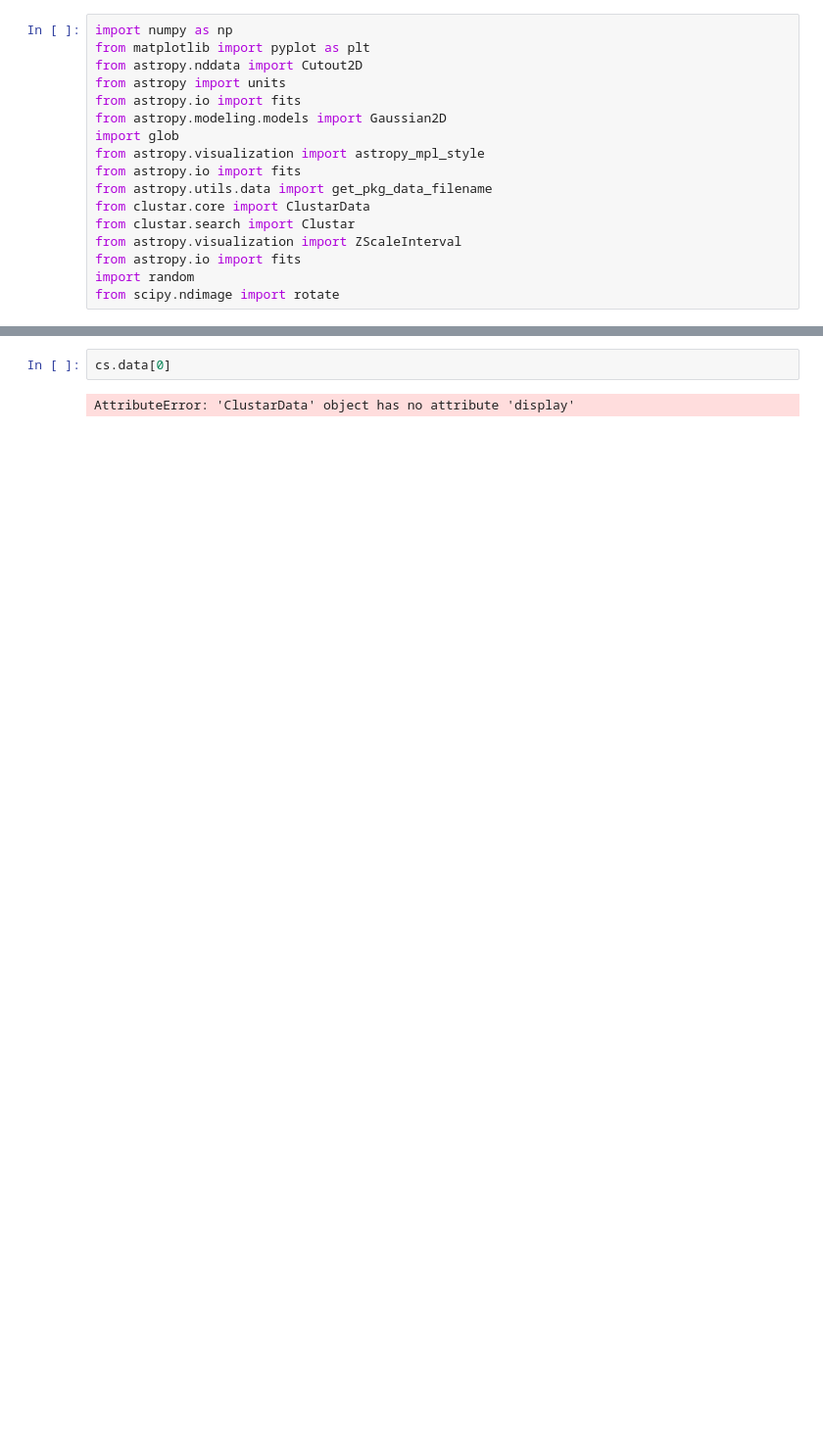
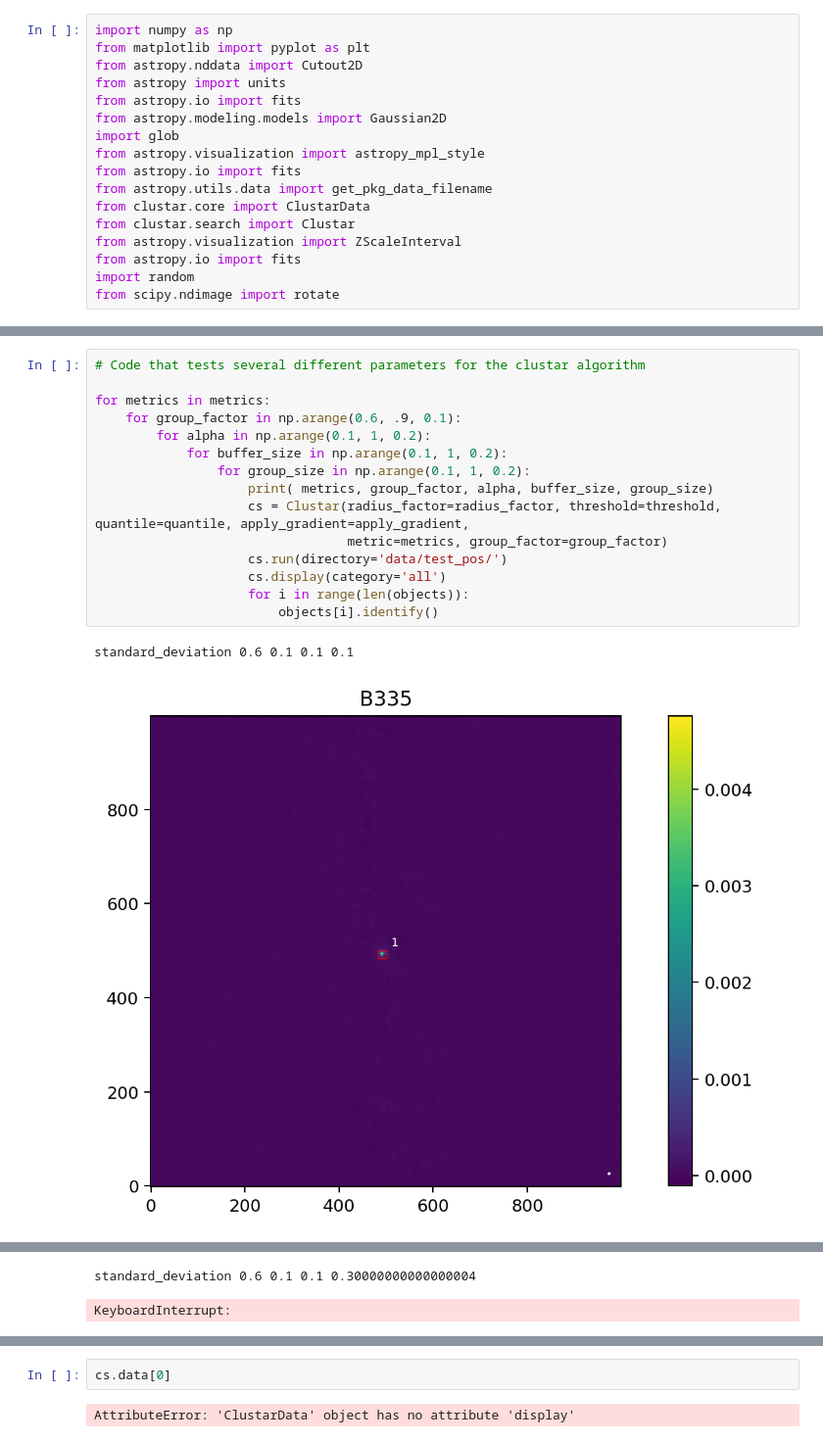
Before and after one commit to SvenneMcBoosted/ALMA, a Jupyter notebook: Code/Peter/clustar.ipynb, the cells around one changed output, grey strips where cells are left out. Shown at 98% size. Drawn from its saved outputs; the diff is of its cells as text; blank space fills up the shorter version.

```diff
--- a/Code/Peter/clustar.ipynb
+++ b/Code/Peter/clustar.ipynb
@@ -35,0 +170,18 @@ TypeError: 'Clustar' object is not iterable
+# %%
+# Code that tests several different parameters for the clustar algorithm
+
+for metrics in metrics:
+    for group_factor in np.arange(0.6, .9, 0.1):
+        for alpha in np.arange(0.1, 1, 0.2):
+            for buffer_size in np.arange(0.1, 1, 0.2):
+                for group_size in np.arange(0.1, 1, 0.2):
+                    print( metrics, group_factor, alpha, buffer_size, group_size)
+                    cs = Clustar(radius_factor=radius_factor, threshold=threshold, quantile=quantile, apply_gradient=apply_gradient,
+                                 metric=metrics, group_factor=group_factor)
+                    cs.run(directory='data/test_pos/')
+                    cs.display(category='all')
+                    for i in range(len(objects)):
+                        objects[i].identify()
+# %% [output]
+standard_deviation 0.6 0.1 0.1 0.1
+[figure, added]
@@ -35,0 +195,2 @@ TypeError: 'Clustar' object is not iterable
+standard_deviation 0.6 0.1 0.1 0.30000000000000004
+KeyboardInterrupt:
```
Also changed, not shown: parts of 14 cells of this notebook, 8 other files.
